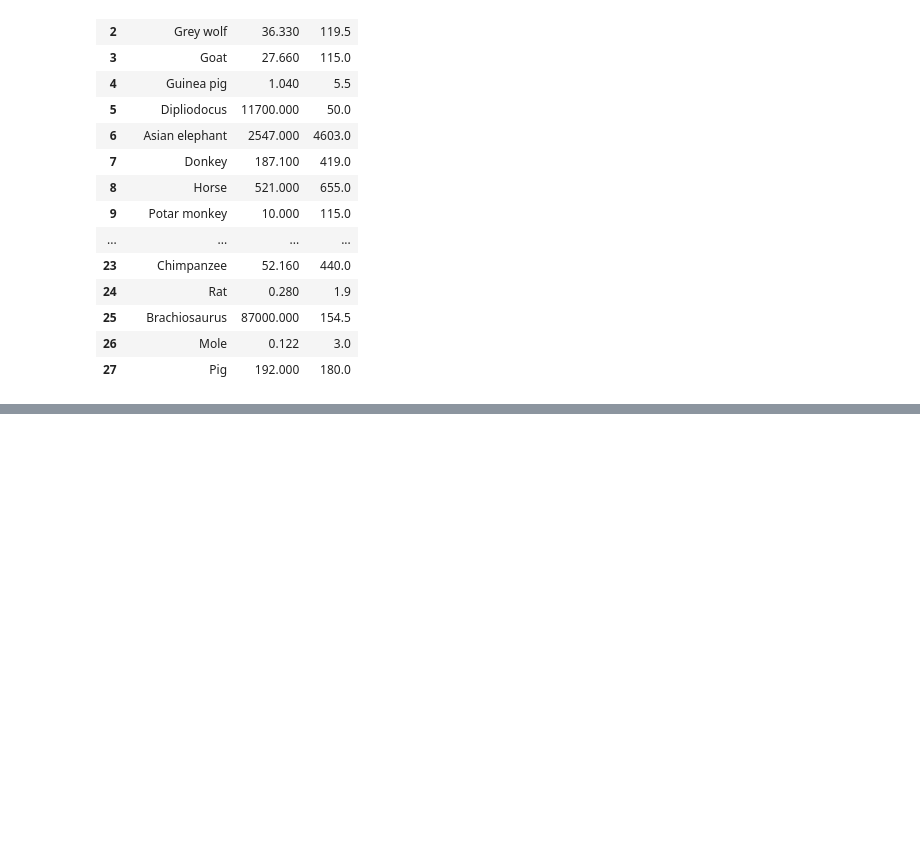
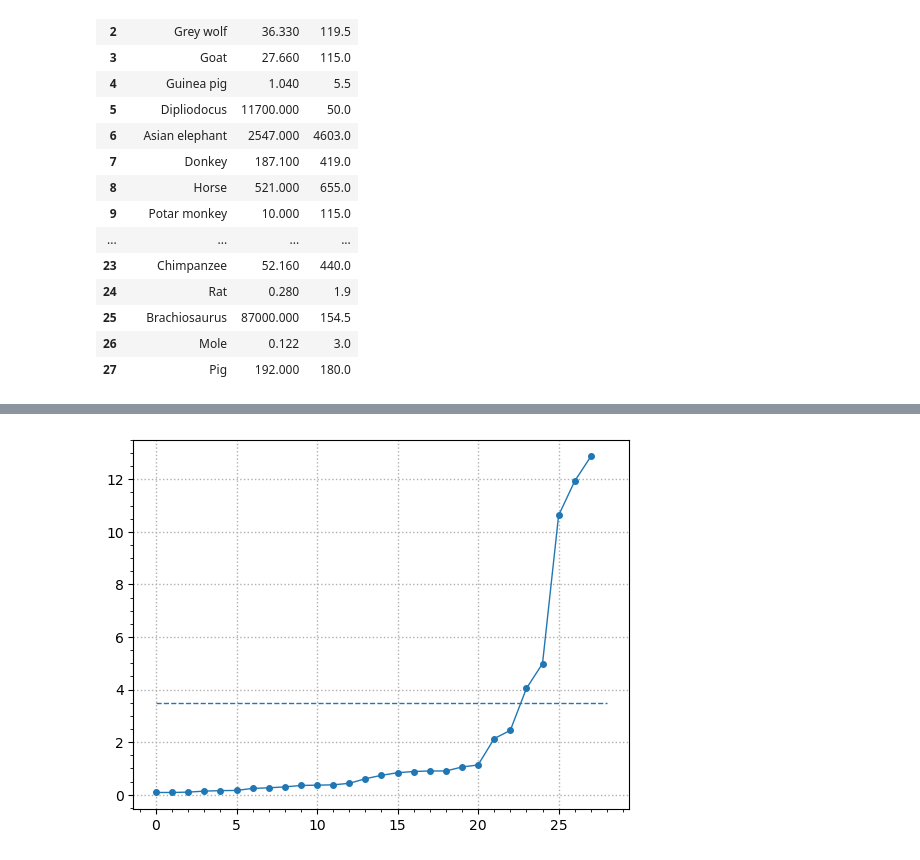
Before and after one commit to intellimath/mltools, a Jupyter notebook: notebooks/python_linear_regression_animals.ipynb, the cells around one changed output, grey strips where cells are left out. Drawn from its saved outputs; the diff is of its cells as text; code cells hidden in the pictures; blank space fills up the shorter version.

```diff
--- a/notebooks/python_linear_regression_animals.ipynb
+++ b/notebooks/python_linear_regression_animals.ipynb
@@ -234,0 +79,11 @@ plt.show()
+# %%
+err = np.abs(brain_log - brain_log_p)
+zerr = scores.modified_zscore(err)
+# %%
+plt.plot(sorted(abs(zerr)), marker='o', markersize=4, linewidth=1.0)
+plt.hlines(3.5, 0, N, linewidth=1.0, linestyle='--')
+plt.minorticks_on()
+plt.grid(1, linewidth=1.0, linestyle=":")
+plt.show()
+# %% [output]
+[figure, added]
```
Also changed, not shown: parts of 53 cells of this notebook, 18 other files.
